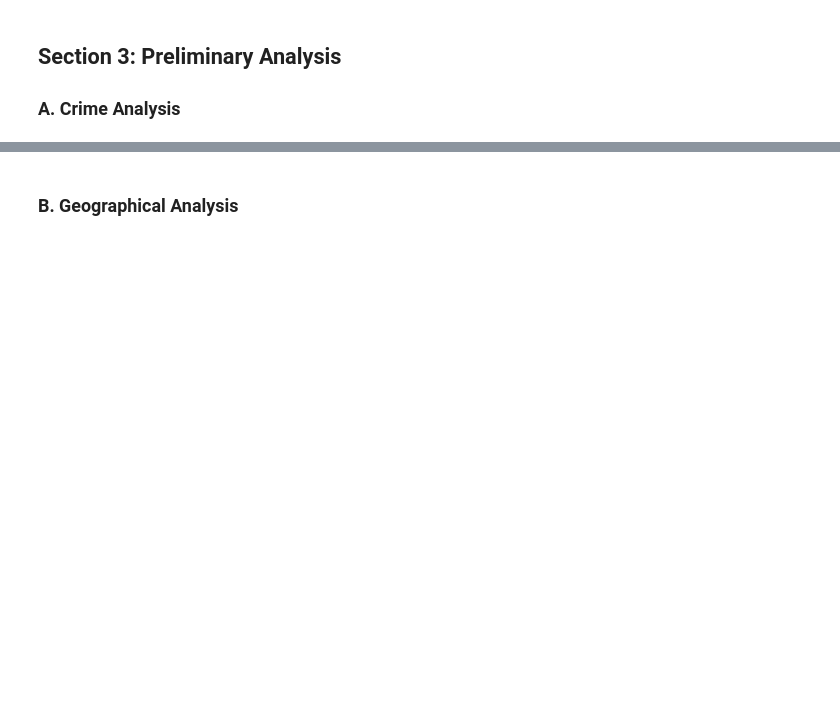
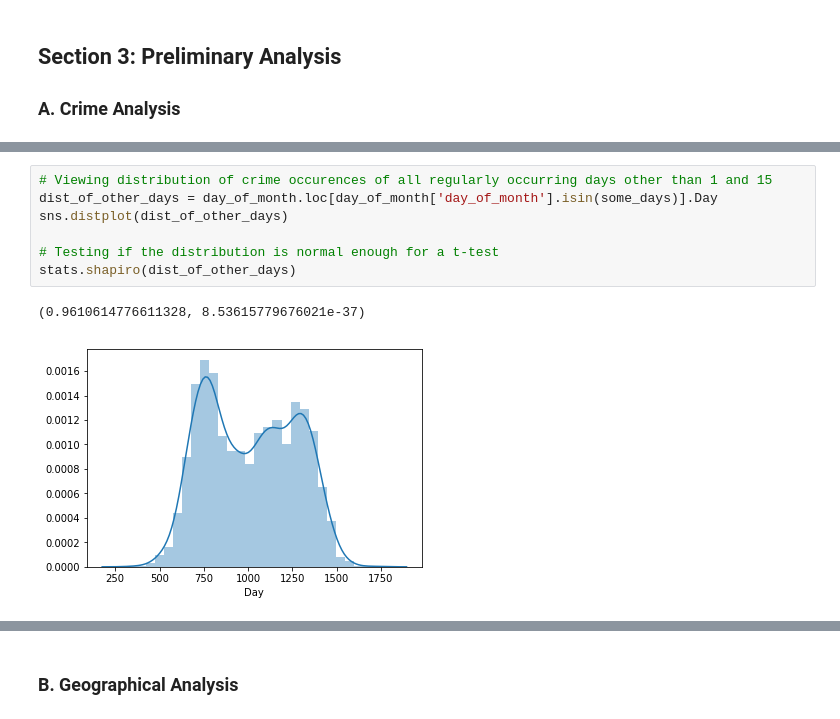
Before and after one commit to paulbenschmidt/chicago-crime, a Jupyter notebook: Predicting Chicago Crime.ipynb, the cells around one changed output, grey strips where cells are left out. Drawn from its saved outputs; the diff is of its cells as text; blank space fills up the shorter version.

```diff
--- a/Predicting Chicago Crime.ipynb
+++ b/Predicting Chicago Crime.ipynb
@@ -184,0 +310,10 @@ df.head()
+# %%
+# Viewing distribution of crime occurences of all regularly occurring days other than 1 and 15
+dist_of_other_days = day_of_month.loc[day_of_month['day_of_month'].isin(some_days)].Day
+sns.distplot(dist_of_other_days)
+
+# Testing if the distribution is normal enough for a t-test
+stats.shapiro(dist_of_other_days)
+# %% [output]
+(0.9610614776611328, 8.53615779676021e-37)
+[figure, added]
```
Also changed, not shown: parts of 119 cells of this notebook.
